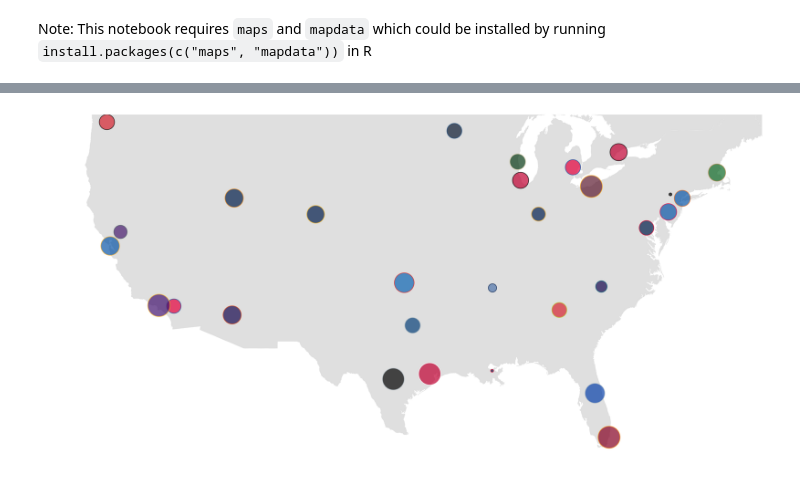
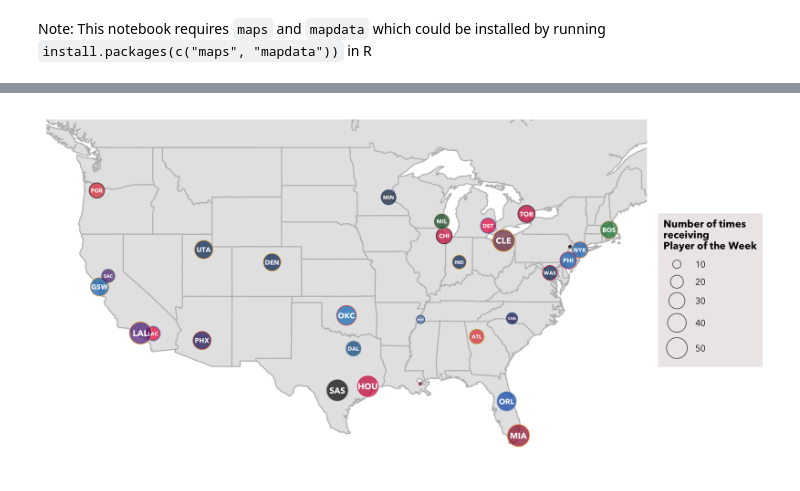
Before and after one commit to chunheisiu/NBA-POTW-Visualization, a Jupyter notebook: notebooks/_ggplot_5.ipynb, the cells around one changed output, grey strips where cells are left out. Cells and saved outputs as stored; diff of their text form; code cells hidden in the pictures.

```diff
--- a/notebooks/_ggplot_5.ipynb
+++ b/notebooks/_ggplot_5.ipynb
@@ -99,25 +106,38 @@ nba_df
 %R -i nba_ggplot_fill
 # %%
 %%R -w 10 -h 5 --units in -r 300
-usa <- map_data('usa')
+usa <- map_data('state')
 canada <- map_data('worldHires', 'Canada')
 
 ggplot() +
-geom_polygon(data = usa, aes(x = long, y = lat, group = group), fill = 'grey90') +
-geom_polygon(data = canada, aes(x = long, y = lat, group = group), fill = 'grey90') +
-geom_point(data = nba_df, aes(x = longitude, y = latitude, size = Player, color = Team, fill = Team), shape = 21, alpha = 0.7) +
-scale_size(range = c(1, 10)) +
+geom_polygon(data = usa, aes(x = long, y = lat, group = group),
+             fill = 'gray90', color = 'gray', size = 0.5) +
+geom_polygon(data = canada, aes(x = long, y = lat, group = group),
+             fill = 'grey90', color = 'gray', size = 0.5) +
+geom_point(data = nba_df, aes(x = longitude, y = latitude, size = Player, color = Team, fill = Team),
+           shape = 21, alpha = 0.7) +
+scale_size(name = 'Number of times\nreceiving\nPlayer of the Week', range = c(1, 10)) +
+new_scale('size') +
+geom_text(data = nba_df, aes(x = longitude, y = latitude, label = Abb, size = Player),
+          family = 'Avenir Next', fontface = 'bold', color = 'white') +
+scale_size(range = c(0, 3)) +
 # geom_label(data = nba_df, aes(x = longitude, y = latitude, label = Abb, color = Team, fill = Team), alpha = 0.8, size = 2,position = 'dodge') +
 scale_color_manual(values = nba_ggplot_color) +
 scale_fill_manual(values = nba_ggplot_fill) +
-guides(fill = F, color = F, size = F) +
-coord_fixed(xlim = c(-125, -70), ylim = c(25, 45), ratio = 1.35) +
+coord_fixed(xlim = c(-125, -70), ylim = c(25, 50), ratio = 1.25) +
 theme_minimal() +
-theme(axis.text = element_blank(),
+theme(text = element_text(family = 'Avenir Next'),
+      axis.text = element_blank(),
       axis.line = element_blank(),
       axis.ticks = element_blank(),
       panel.border = element_blank(),
       panel.grid = element_blank(),
-      axis.title = element_blank())
+      axis.title = element_blank(),
+      legend.title = element_text(face = 'bold', size = 10),
+      legend.position = 'right',
+      legend.background = element_rect(size = 0, fill = 'snow2')) +
+guides(fill = F, color = F, size = F, size = F, shape = F)
+
+# ggsave('../vis/vis5.png', units = 'in', width = 10, height = 5)
 # %% [output]
-[figure, old version]
+[figure, new version]
```
Also changed, not shown: parts of 9 cells of this notebook, 9 other files.
